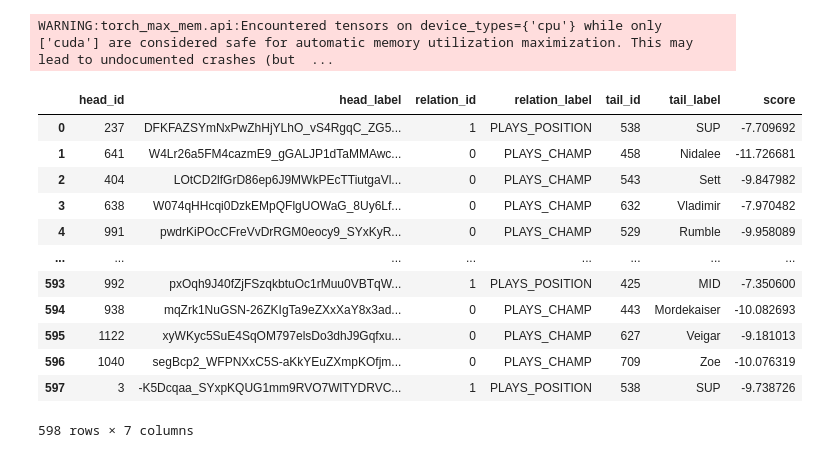
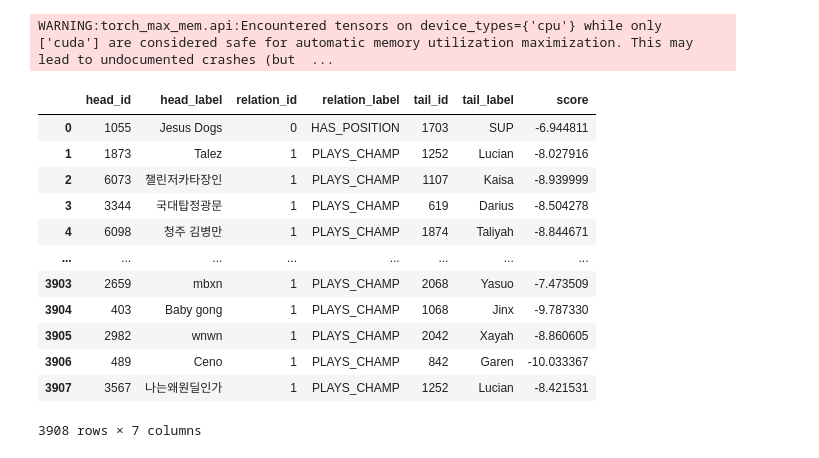
Before and after one commit to HackerBschor/LOLKnowledgeGraph, a Jupyter notebook: kn/kn_embedding.ipynb, the cells around one changed output. Saved outputs shown, nothing was run; the diff lists cells and outputs as text; code cells hidden in the pictures.

Commit message:
kg embeddings stuff

```diff
--- a/kn/kn_embedding.ipynb
+++ b/kn/kn_embedding.ipynb
@@ -12,9 +15,15 @@ import seaborn as sns
 neo4j = Neo4JConnector.create_from_config("../config.ini")
 # %%
-result = neo4j.exec("""MATCH
-        (p:Player)-[pc:PLAYS_CHAMP]->(c:Champion),
-        (p)-[hp:HAS_POSITION]->(pos:Position),
-        (p)-[pi:PLAYS_IN]->(pim:PlayerInMatch)
-    WITH p, c, pos, COUNT(pim.matchID) AS matchesPlayed
-    WHERE matchesPlayed > 10
-    RETURN p, c, pos""")
+g = nx.DiGraph()
+query = """CALL {
+        MATCH (p:Player)-[pi:PLAYS_IN]->(pim:PlayerInMatch)
+        WITH p, COUNT(pim.matchID) AS matchesPlayed
+        WHERE matchesPlayed > 10
+        RETURN p
+        LIMIT 5
+    }
+    MATCH (p)-[pc:PLAYS_CHAMP]->(c:Champion), (p)-[hp:HAS_POSITION]->(pos:Position)
+    RETURN *"""
+
+neo4j.create_graph_from_query(graph=g, query=query)
+str(g)
@@ -45,0 +32,7 @@ df_champs = df_reduced.apply(lambda x: pd.Series([f"{x['accountID']};{x['platfor
+# %%
+triplets = np.array([[g.nodes[x[0]]["properties"]["summonerName"],
+  g.edges[x]["type"],
+  g.nodes[x[1]]["properties"]["championID" if g.edges[x]["type"] == "PLAYS_CHAMP" else "positionID"]]
+  for x in g.edges])
+
+triplets
@@ -46,4 +57,4 @@ df_champs = df_reduced.apply(lambda x: pd.Series([f"{x['accountID']};{x['platfor
 # %%
-tf_full = TriplesFactory.from_labeled_triples(np.array(pd.concat([df_positions, df_champs])))
-training, testing, validation = tf_full.split([.8, .1, .1])
+tf_full = TriplesFactory.from_labeled_triples(triplets)
+training, testing, validation = tf_full.split([.8, .1, .1], random_state=random_state)
 # %% [output]
@@ -53,11 +63,14 @@ INFO:pykeen.triples.splitting:done splitting triples to groups of sizes [3710, 5
 from pykeen.pipeline import pipeline
 
 result = pipeline(
+    model='RotatE',
+    loss="softplus",
     training=training,
     testing=testing,
     validation=validation,
-    model = 'TransE',
-    random_seed=1,
-    device='cpu',
+    model_kwargs=dict(embedding_dim=3, random_seed=42),  # Increase the embedding dimension
+    optimizer_kwargs=dict(lr=0.1),  # Adjust the learning rate
+    training_kwargs=dict(num_epochs=50, use_tqdm_batch=False),  # Increase the number of epochs
+    device="cuda"
 )
 # %% [output]
@@ -67,21 +160,21 @@ INFO:pykeen.evaluation.evaluator:Evaluation took 0.15s seconds
 # %%
 from pykeen.predict import predict_triples
 
-pack = predict_triples(model=result.model, triples=testing)
-predictions = pack.process(factory=result.training).df
+pack = predict_triples(model=result.model.cuda(), triples=validation)
+predictions = pack.process(factory=validation).df
 predictions
 # %% [output]
 WARNING:torch_max_mem.api:Encountered tensors on device_types={'cpu'} while only ['cuda'] are considered safe for automatic memory utilization maximization. This may lead to undocumented crashes (but  ...
 |  | head_id | head_label | relation_id | relation_label | tail_id | tail_label | score |
-| 0 | 237 | DFKFAZSYmNxPwZhHjYLhO_vS4RgqC_ZG5... | 1 | PLAYS_POSITION | 538 | SUP | -7.709692 |
-| 1 | 641 | W4Lr26a5FM4cazmE9_gGALJP1dTaMMAwc... | 0 | PLAYS_CHAMP | 458 | Nidalee | -11.726681 |
-| 2 | 404 | LOtCD2lfGrD86ep6J9MWkPEcTTiutgaVl... | 0 | PLAYS_CHAMP | 543 | Sett | -9.847982 |
-| 3 | 638 | W074qHHcqi0DzkEMpQFlgUOWaG_8Uy6Lf... | 0 | PLAYS_CHAMP | 632 | Vladimir | -7.970482 |
-| 4 | 991 | pwdrKiPOcCFreVvDrRGM0eocy9_SYxKyR... | 0 | PLAYS_CHAMP | 529 | Rumble | -9.958089 |
+| 0 | 1055 | Jesus Dogs | 0 | HAS_POSITION | 1703 | SUP | -6.944811 |
+| 1 | 1873 | Talez | 1 | PLAYS_CHAMP | 1252 | Lucian | -8.027916 |
+| 2 | 6073 | 챌린저카타장인 | 1 | PLAYS_CHAMP | 1107 | Kaisa | -8.939999 |
+| 3 | 3344 | 국대탑정광문 | 1 | PLAYS_CHAMP | 619 | Darius | -8.504278 |
+| 4 | 6098 | 청주 김병만 | 1 | PLAYS_CHAMP | 1874 | Taliyah | -8.844671 |
 | ... | ... | ... | ... | ... | ... | ... | ... |
-| 593 | 992 | pxOqh9J40fZjFSzqkbtuOc1rMuu0VBTqW... | 1 | PLAYS_POSITION | 425 | MID | -7.350600 |
-| 594 | 938 | mqZrk1NuGSN-26ZKIgTa9eZXxXaY8x3ad... | 0 | PLAYS_CHAMP | 443 | Mordekaiser | -10.082693 |
-| 595 | 1122 | xyWKyc5SuE4SqOM797elsDo3dhJ9Gqfxu... | 0 | PLAYS_CHAMP | 627 | Veigar | -9.181013 |
-| 596 | 1040 | segBcp2_WFPNXxC5S-aKkYEuZXmpKOfjm... | 0 | PLAYS_CHAMP | 709 | Zoe | -10.076319 |
-| 597 | 3 | -K5Dcqaa_SYxpKQUG1mm9RVO7WlTYDRVC... | 1 | PLAYS_POSITION | 538 | SUP | -9.738726 |
+| 3903 | 2659 | mbxn | 1 | PLAYS_CHAMP | 2068 | Yasuo | -7.473509 |
+| 3904 | 403 | Baby gong | 1 | PLAYS_CHAMP | 1068 | Jinx | -9.787330 |
+| 3905 | 2982 | wnwn | 1 | PLAYS_CHAMP | 2042 | Xayah | -8.860605 |
+| 3906 | 489 | Ceno | 1 | PLAYS_CHAMP | 842 | Garen | -10.033367 |
+| 3907 | 3567 | 나는왜원딜인가 | 1 | PLAYS_CHAMP | 1252 | Lucian | -8.421531 |
-598 rows × 7 columns
+3908 rows × 7 columns
```
Also changed, not shown: parts of 15 cells of this notebook, 4 other files.
